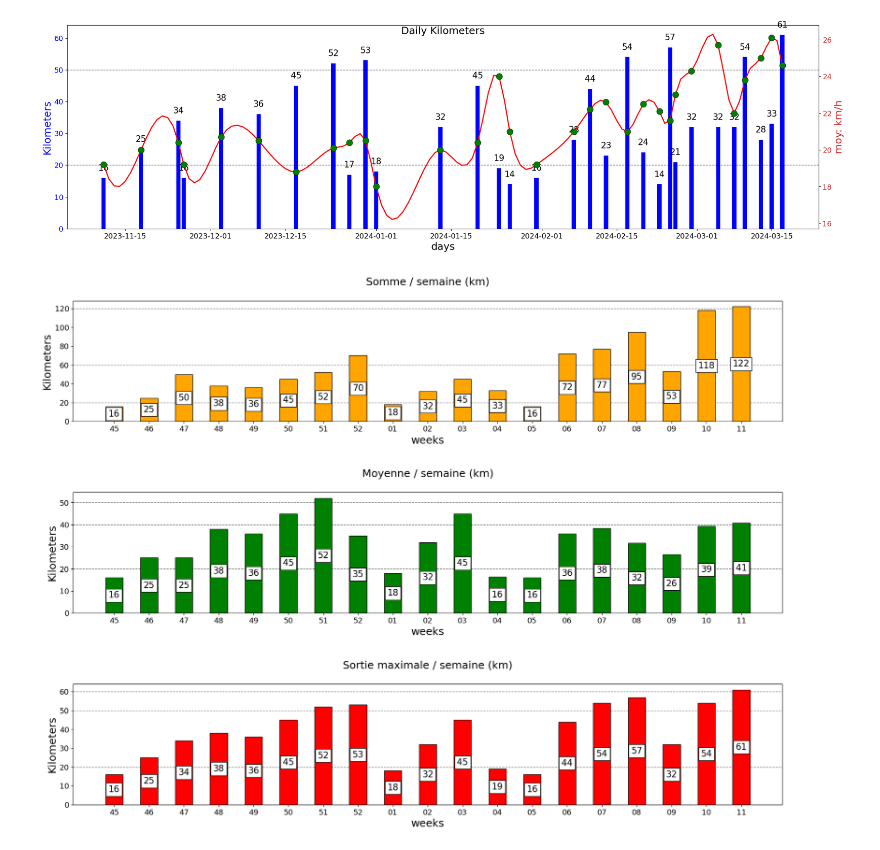
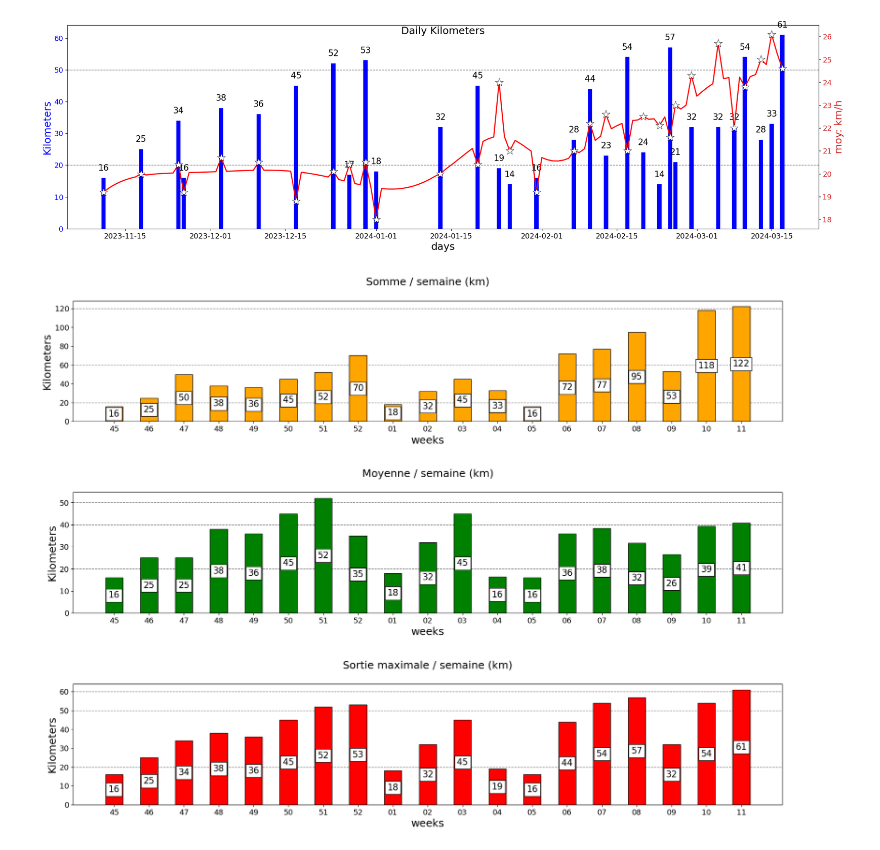
Before and after one commit to RichardHitier/visu-velo, a Jupyter notebook: notebooks/ReadPlotVelo.ipynb, the cells around one changed output. Drawn from its saved outputs; the diff is of its cells as text; code cells hidden in the pictures.

```diff
--- a/notebooks/ReadPlotVelo.ipynb
+++ b/notebooks/ReadPlotVelo.ipynb
@@ -27,37 +27,37 @@ moy_reindexed=moy_df.reindex(new_idx)
 # %%
 
 label_fontsize = 18
 bar_color = "blue"
 moy_color = "red"
 
 # print(moy_reindexed)
 fig, ax1 = plt.subplots(1, figsize=(20,6))
 ax1.tick_params(axis='x', labelsize=label_fontsize-5)
 ax1.set_xlabel("days", fontsize=label_fontsize)
 ax1.set_title("Daily Kilometers", y=1.0, pad=-16)
 
 bar_container = ax1.bar(km_reindexed.index, km_reindexed, color=bar_color)
-ax1.bar_label(bar_container, label_type="edge", padding=10, zorder=5, color="black", fontsize=15)
- # bbox=dict(facecolor='none', edgecolor='black'))
+ax1.bar_label(bar_container, label_type="edge", padding=10, zorder=8, color="black", fontsize=15)
+ # bbox=dict(facecolor='none', edgecolor='black'))k
 ax1.set_ylabel("Kilometers", color=bar_color, fontsize=label_fontsize)
 ax1.tick_params(axis='y', labelcolor=bar_color, labelsize=label_fontsize-5)
 ax1.title.set_size(18)
 
 for _hl in [20, 50]:
     ax1.axhline( _hl, color = 'black', lw=1,  alpha=0.5, linestyle = '--')
 
 ax2 = ax1.twinx()  # instantiate a second axes that shares the same x-axis
 
 color = 'tab:red'
 ax2.set_ylabel('moy: km/h', color=color, fontsize=label_fontsize)  # we already handled the x-label with ax1
-ax2.plot(moy_reindexed.index, moy_reindexed.interpolate(method="cubic"), color="red", lw=2, zorder=2)
-ax2.scatter(moy_reindexed.index, moy_reindexed, zorder=3, color="green", edgecolor="black", lw=0.5, s=120)
+ax2.plot(moy_reindexed.index, moy_reindexed.interpolate(method="spline", order=5), color="red", lw=2, zorder=-4)
+ax2.scatter(moy_reindexed.index, moy_reindexed, marker="*", zorder=-3, color="white", edgecolor="black", lw=0.5, s=220)
 ax2.tick_params(axis='y', labelcolor=color, labelsize=label_fontsize-5)
 
 fig.tight_layout()  # otherwise the right y-label is slightly clipped
 plt.show()
 # %% [output]
-[figure, old version]
+[figure, new version]
 # %%
 
 
```
Also changed, not shown: 2 other files.
